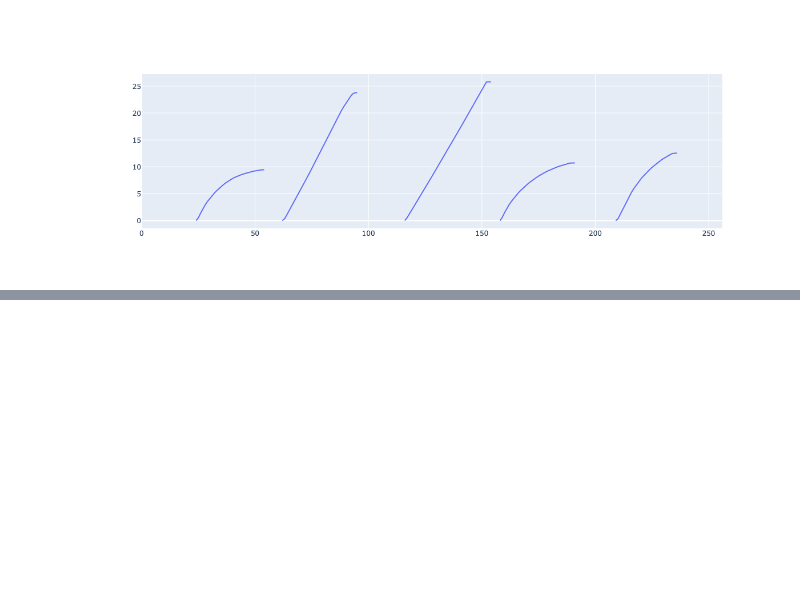
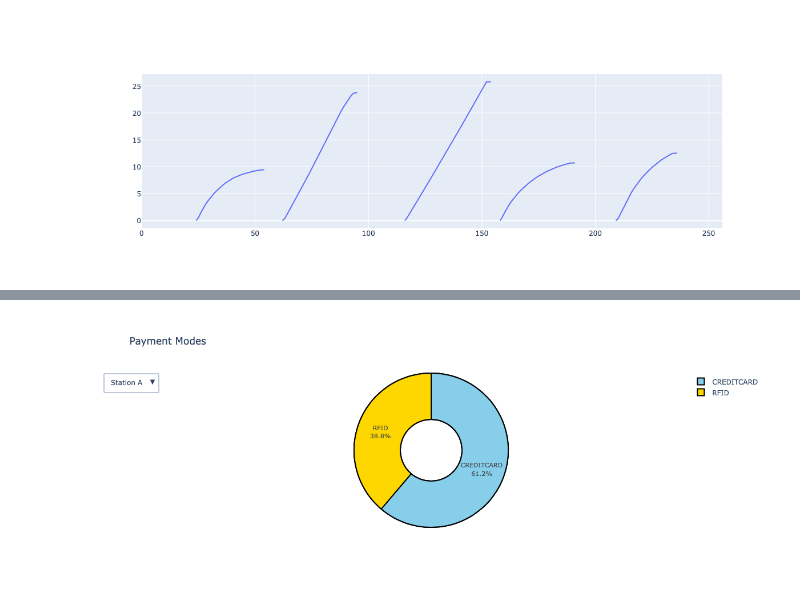
Before and after one commit to cjfelixx/HECO-Charging-Analysis, a Jupyter notebook: energy-heco/HECO_Dataanalysis.ipynb, the cells around one changed output, grey strips where cells are left out. Cells and saved outputs as stored; diff of their text form; code cells hidden in the pictures; blank space fills up the shorter version.

```diff
--- a/energy-heco/HECO_Dataanalysis.ipynb
+++ b/energy-heco/HECO_Dataanalysis.ipynb
@@ -169 +129,29 @@ fig.show()
+# %%
+##Payment type pie chart
+fig = go.Figure()
+fig.add_trace(go.Pie(labels=paymentlabels,values=paysizesA,name="Payment Modes"))
+fig.add_trace(go.Pie(labels=paymentlabels,values=paysizesB,name="Payment Modes"))
+fig.add_trace(go.Pie(labels=paymentlabels,values=pay,name="Payment Modes"))
+
+fig.update_layout(updatemenus=[
+        go.layout.Updatemenu(
+            active=0,
+            buttons=list([
+                dict(label="Station A",
+                     method="restyle",
+                     args=[{"visible": [True, False, False]},
+                           {"title": "Station A"}]),
+                dict(label="Station B",
+                     method="restyle",
+                     args=[{"visible": [False, True, False]},
+                           {"title": "Station B"}]),
+                dict(label="Both",
+                     method="restyle",
+                     args=[{"visible": [False, False, True]},
+                           {"title": "Both"}])]),)])
+fig.update_layout(title_text="Payment Modes")
+fig.update_traces(hole=.4,hoverinfo='value', textinfo='label+percent', textfont_size=11, marker=dict(colors=['gold','skyblue'], line=dict(color='#000000', width=2)))
+fig.show()
+# %% [output]
+[figure, added]
 # %%
```
Also changed, not shown: parts of 15 cells of this notebook.
